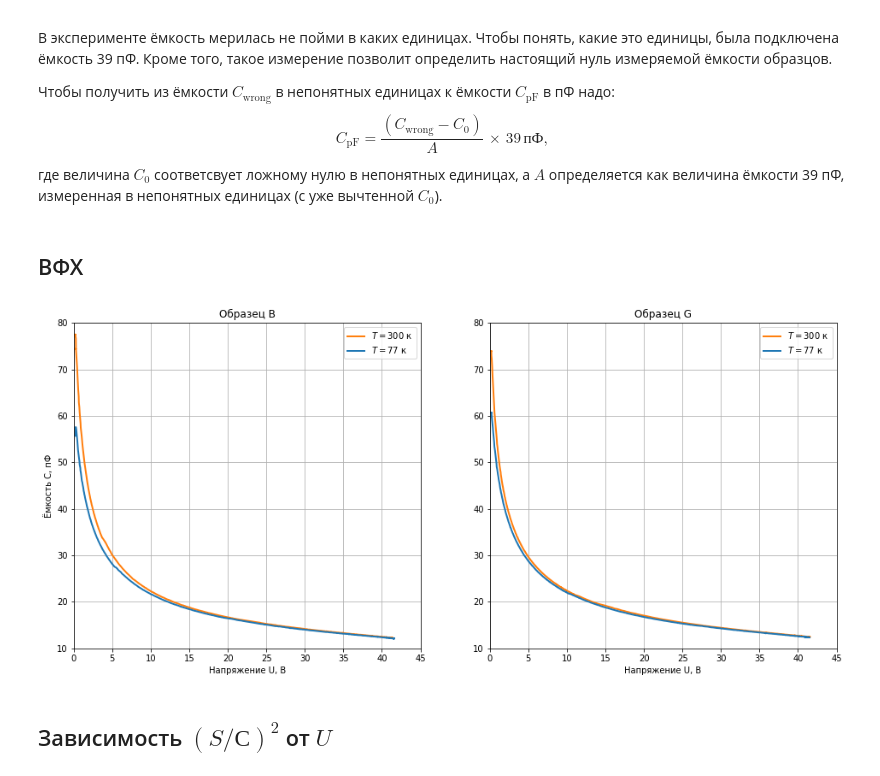
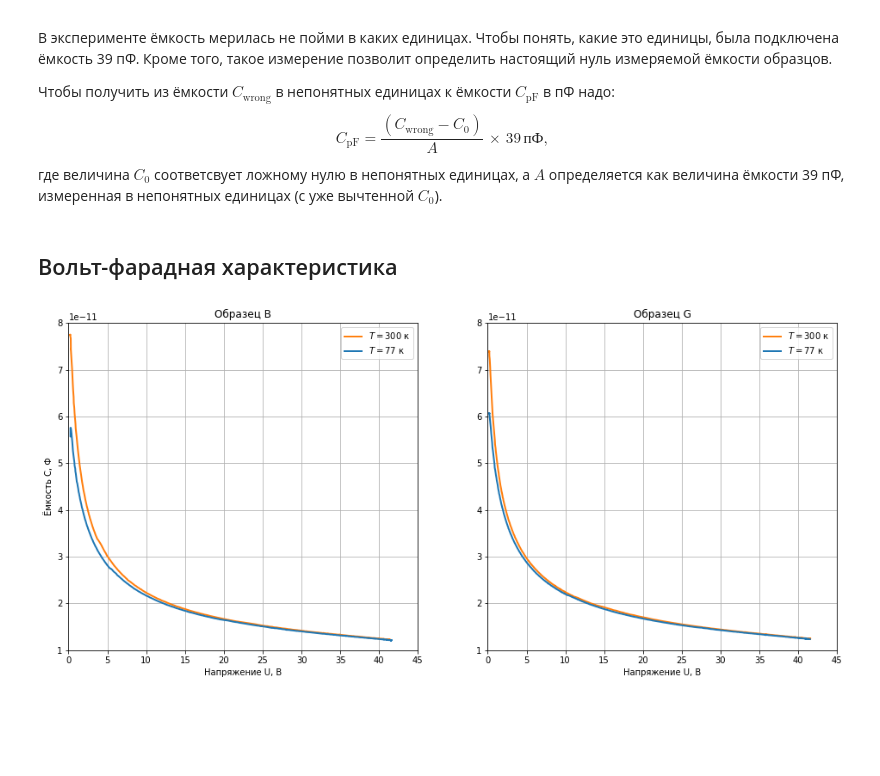
Before and after one commit to MrKozelberg/pn-junction, a Jupyter notebook: script.ipynb, the cells around one changed output. Saved outputs shown, nothing was run; the diff lists cells and outputs as text; code cells hidden in the pictures; blank space fills up the shorter version.

```diff
--- a/script.ipynb
+++ b/script.ipynb
@@ -185,37 +188,35 @@ def wrong2pF(c_wrong):
-# %% [markdown]
-## ВФХ
+# %% [markdown]
+## Вольт-фарадная характеристика
 # %%
 fig, (ax_b, ax_g) = plt.subplots(nrows=1, ncols=2, figsize=(16, 7))
 
-ax_b.plot(cv_b_t_300k[:, 0], wrong2pF(cv_b_t_300k[:, 1]), c='C1',
+ax_b.plot(cv_b_t_300k[:, 0], wrong2pF(cv_b_t_300k[:, 1])*1e-12, c='C1',
           ls='-', lw=2, label=r'$Т = 300$ к', clip_on=False)
-ax_b.plot(cv_b_t_77k[:, 0], wrong2pF(cv_b_t_77k[:, 1]), c='C0',
+ax_b.plot(cv_b_t_77k[:, 0], wrong2pF(cv_b_t_77k[:, 1])*1e-12, c='C0',
           ls='-', lw=2, label=r'$Т = 77$ к', clip_on=False)
 
-ax_b.set_ylim([10, 80])
+ax_b.set_ylim([10e-12, 80e-12])
 ax_b.set_xlim([0, 45])
 
-ax_b.set_ylabel('Ёмкость C, пФ')
+ax_b.set_ylabel('Ёмкость C, Ф')
 ax_b.set_xlabel('Напряжение U, В')
 
 ax_b.set_title('Образец B')
 ax_b.legend()
 ax_b.grid()
 
-ax_g.plot(cv_g_t_300k[:, 0], wrong2pF(cv_g_t_300k[:, 1]), c='C1',
+ax_g.plot(cv_g_t_300k[:, 0], wrong2pF(cv_g_t_300k[:, 1])*1e-12, c='C1',
           ls='-', lw=2, label=r'$Т = 300$ к', clip_on=False)
-ax_g.plot(cv_g_t_77k[:, 0], wrong2pF(cv_g_t_77k[:, 1]), c='C0',
+ax_g.plot(cv_g_t_77k[:, 0], wrong2pF(cv_g_t_77k[:, 1])*1e-12, c='C0',
           ls='-', lw=2, label=r'$Т = 77$ к', clip_on=False)
 
-ax_g.set_ylim([10, 80])
+ax_g.set_ylim([10e-12, 80e-12])
 ax_g.set_xlim([0, 45])
 
 ax_g.set_xlabel('Напряжение U, В')
 
 ax_g.set_title('Образец G')
 ax_g.legend()
 ax_g.grid()
 # %% [output]
-[figure, old version]
+[figure, new version]
-# %% [markdown]
-## Зависимость $(S/С)^2$ от $U$
```
Also changed, not shown: parts of 6 cells of this notebook.
